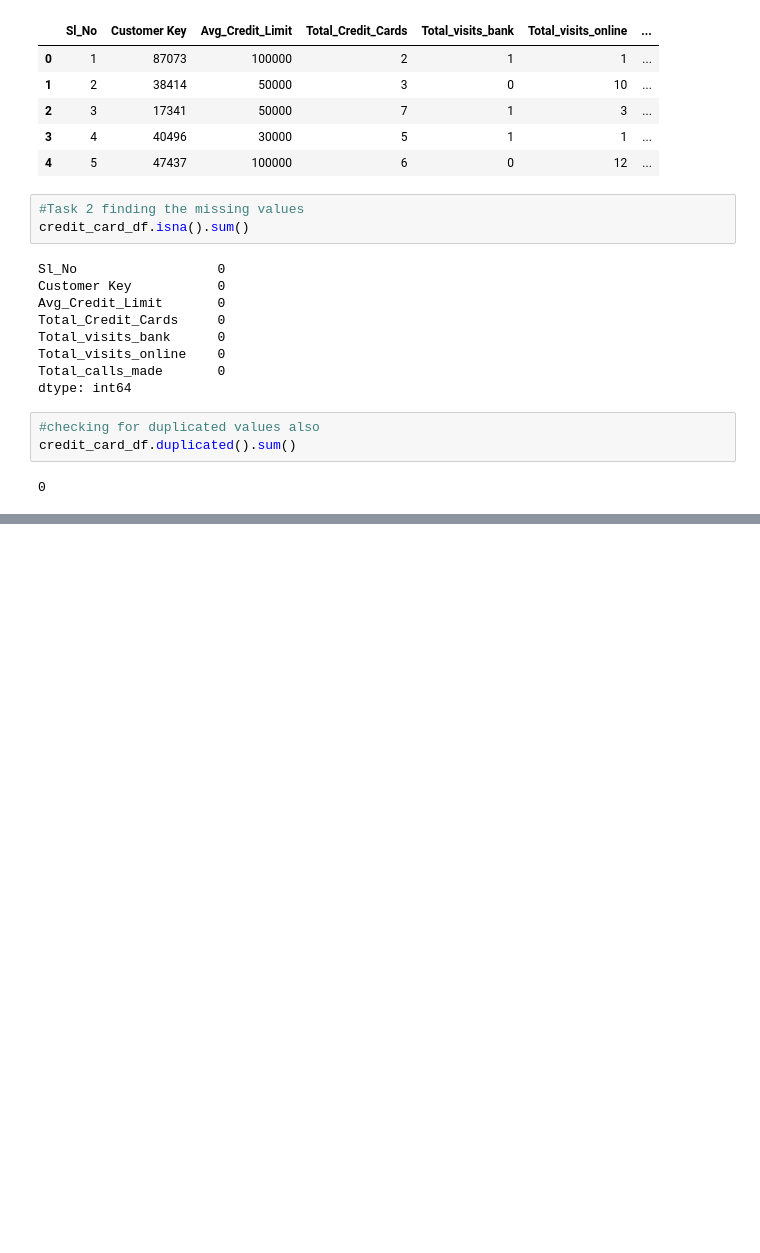
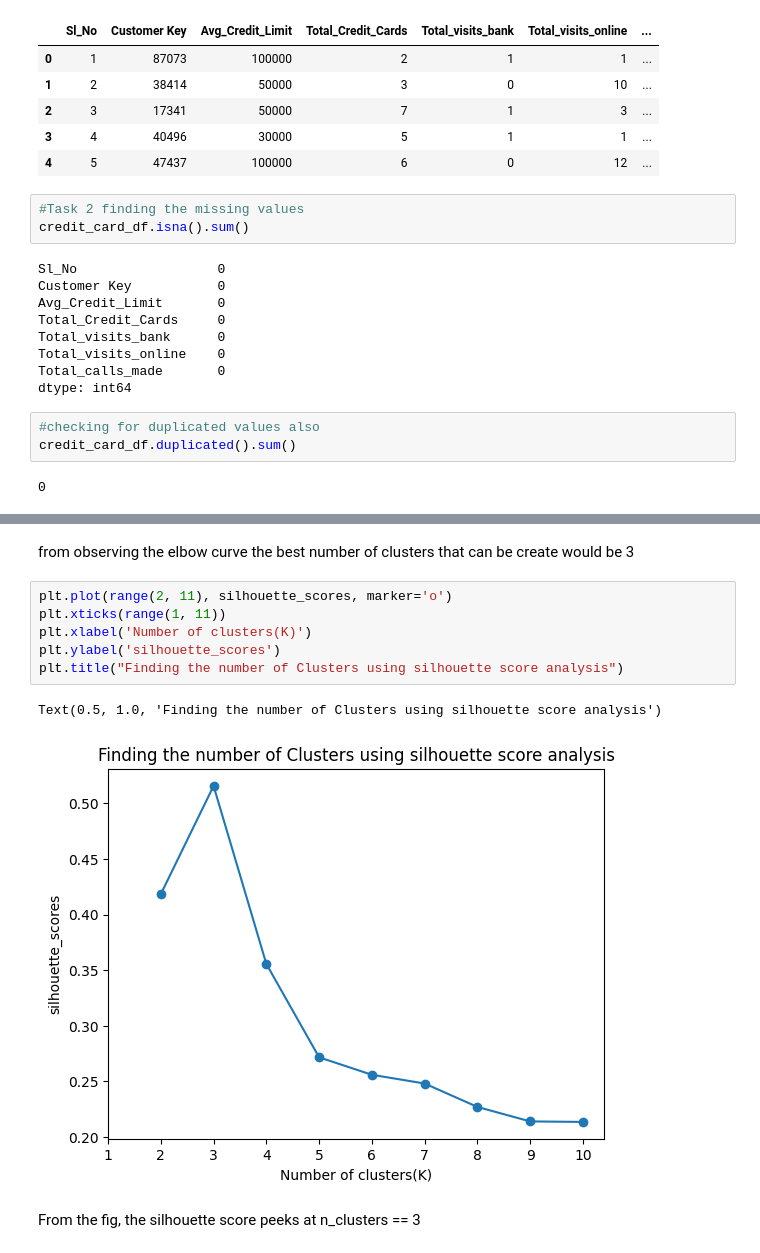
Before and after one commit to ekefan/ml_projects_for_edureka_internship, a Jupyter notebook: prb_state2ass5.ipynb, the cells around one changed output, grey strips where cells are left out. Drawn from its saved outputs; the diff is of its cells as text; blank space fills up the shorter version.

```diff
--- a/prb_state2ass5.ipynb
+++ b/prb_state2ass5.ipynb
@@ -102,0 +177,13 @@ for column in credit_card_df.columns:
+# %% [markdown]
+from observing the elbow curve the best number of clusters that can be create would be 3
+# %%
+plt.plot(range(2, 11), silhouette_scores, marker='o')
+plt.xticks(range(1, 11))
+plt.xlabel('Number of clusters(K)')
+plt.ylabel('silhouette_scores')
+plt.title("Finding the number of Clusters using silhouette score analysis")
+# %% [output]
+Text(0.5, 1.0, 'Finding the number of Clusters using silhouette score analysis')
+[figure, added]
+# %% [markdown]
+From the fig, the silhouette score peeks at n_clusters == 3
```
Also changed, not shown: parts of 15 cells of this notebook.
